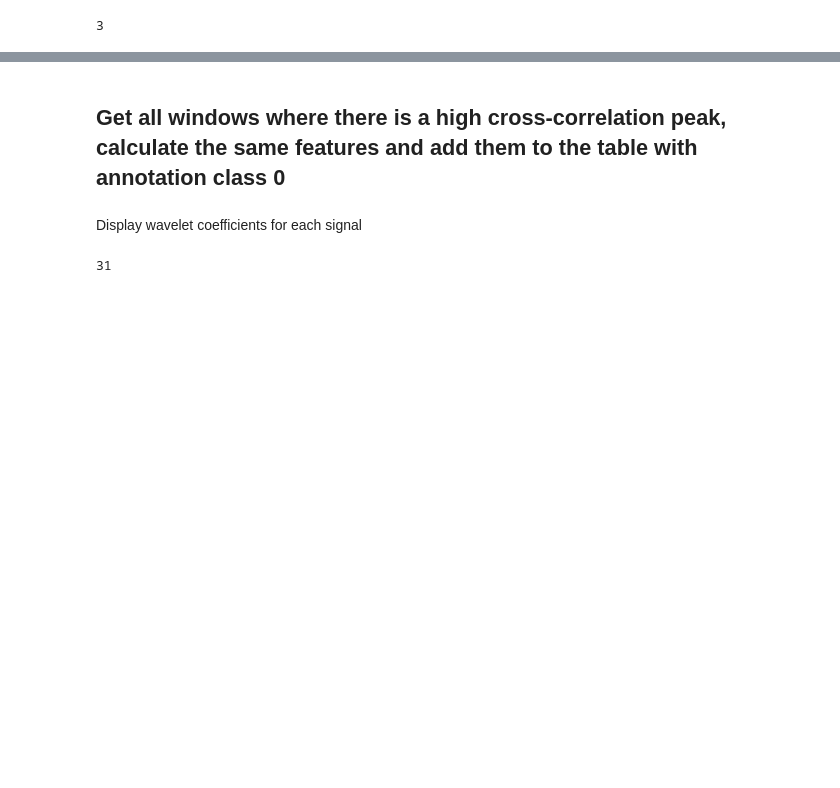
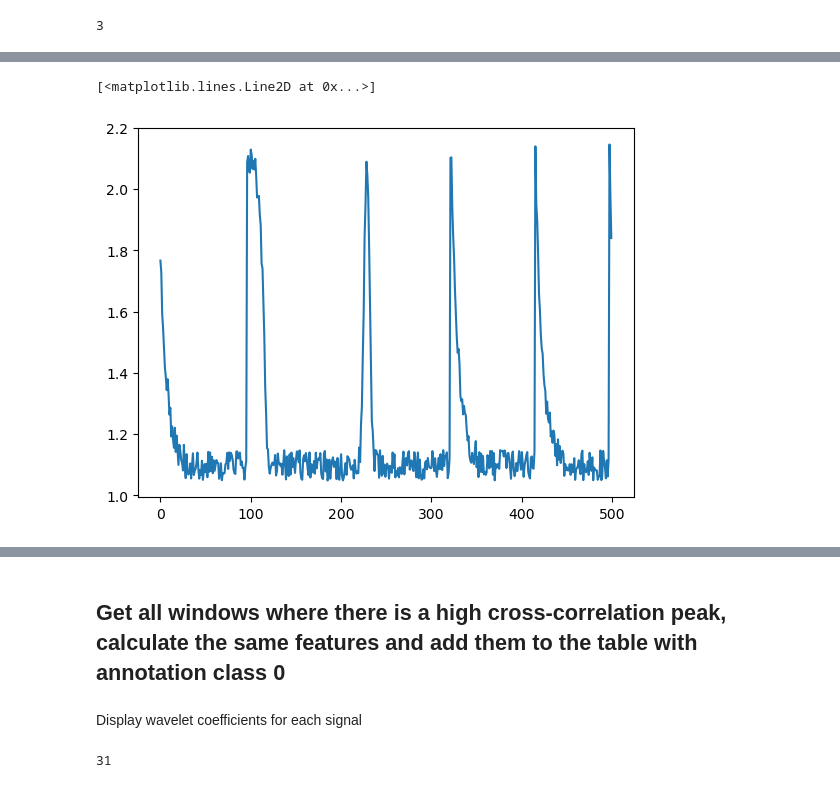
Before and after one commit to zoccoler/napari-signal-classifier, a Jupyter notebook: notebooks/WIP_sub_signal_classification_step_by_step.ipynb, the cells around one changed output, grey strips where cells are left out. Drawn from its saved outputs; the diff is of its cells as text; code cells hidden in the pictures; blank space fills up the shorter version.

```diff
--- a/notebooks/WIP_sub_signal_classification_step_by_step.ipynb
+++ b/notebooks/WIP_sub_signal_classification_step_by_step.ipynb
@@ -754,0 +924,7 @@ TypeError: object of type 'SubSignal' has no len()
+# %%
+observed_label = 30
+# %%
+plt.plot(df[df['label'] == observed_label]['mean_intensity'].values)
+# %% [output]
+[<matplotlib.lines.Line2D at 0x...>]
+[figure, added]
```
Also changed, not shown: parts of 31 cells of this notebook.
